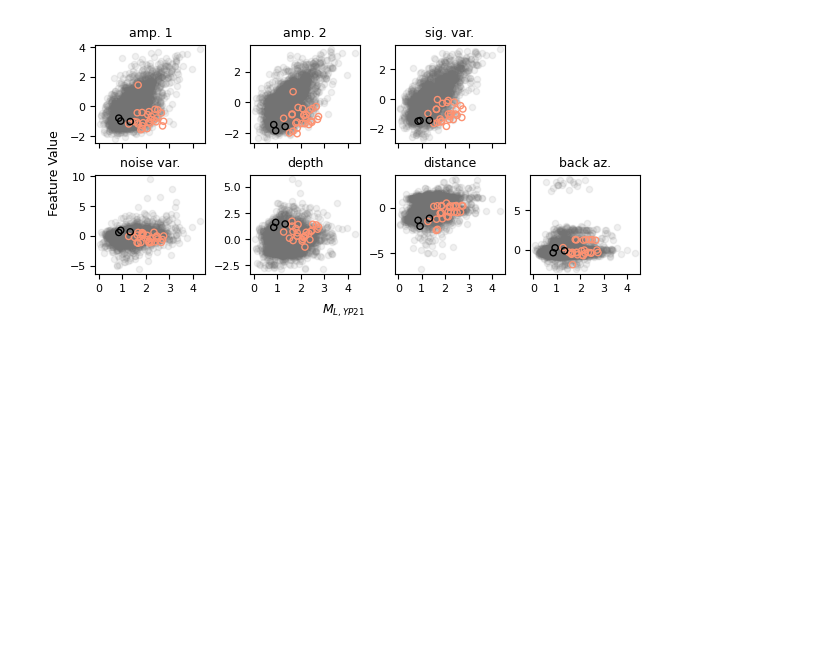
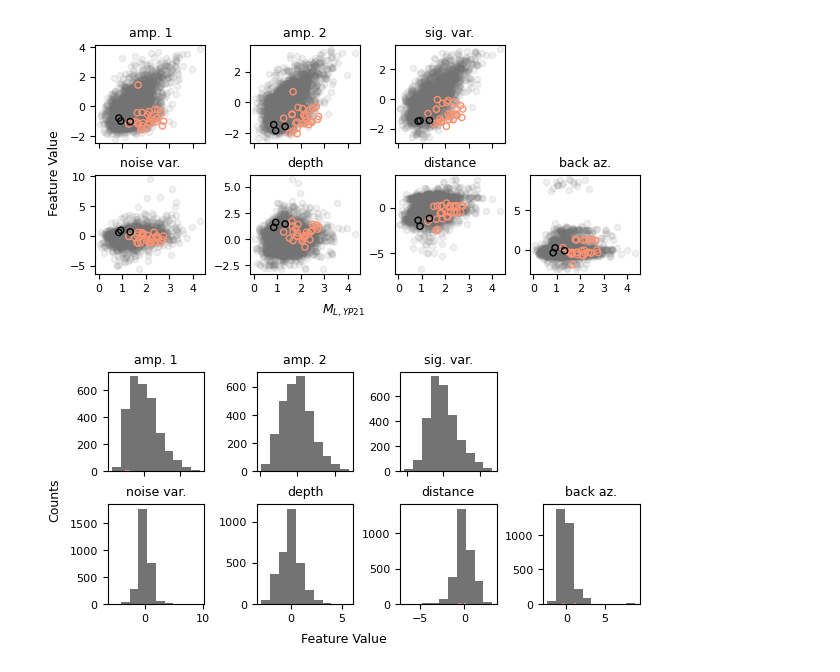
Before and after one commit to armstrong06/featmag, a Jupyter notebook: notebooks_results/whatsUpWithYDC.ipynb, the cells around one changed output. Cells and saved outputs as stored; diff of their text form; code cells hidden in the pictures; blank space fills up the shorter version.

Commit message:
try histogram - bad idea

```diff
--- a/notebooks_results/whatsUpWithYDC.ipynb
+++ b/notebooks_results/whatsUpWithYDC.ipynb
@@ -128,3 +128,44 @@ plot_features(X_train_s, station_meta_dict['y_train'],
               savefigname='../figures/examineFeatureDistsYDCScaled.png')
 # %% [output]
 [figure]
+# %%
+def plot_hist(X_train,
+                  X_test,
+                  test_evids,
+                  test_preds,
+                  feature_inds,
+                  feature_plot_names,
+                  savefigname=None):
+    fig, axes = plt.subplots(2, 4, constrained_layout=True, figsize=(6, 3))
+    axes = axes.flatten()
+    i = 0
+    for find in feature_inds:
+        ax = axes[i]
+        if i == 3:
+            ax.axis('off')
+            i += 1
+            ax = axes[i]
+        ax.hist(X_train[:, find], color='#737373')
+        good_ind = np.where(np.isin(test_evids, test_preds[test_preds.residual <= 0.5].Evid))
+        bad_ind = np.where(np.isin(test_evids, test_preds[test_preds.residual > 0.5].Evid))
+        ax.hist(X_test[bad_ind, find].flatten(), color='#fc9272')
+        ax.hist(X_test[good_ind, find].flatten(), color='k')
+        ax.set_title(feature_plot_names[find])
+        #ax.set_yticklabels([])
+        if i < 4:
+            ax.set_xticklabels([])
+        i += 1
+
+    fig.supxlabel('Feature Value')
+    fig.supylabel("Counts")
+
+    if savefigname is not None:
+        fig.savefig(savefigname, dpi=300)
+# %%
+plot_hist(X_train_s,
+              X_holdout_s,
+              station_meta_dict['evids_holdout'], preds_2023,
+              np.arange(0, 7), feature_plot_names[feature_inds],
+              savefigname='../figures/examineFeatureDistsYDCScaled.png')
+# %% [output]
+[figure, added]
```
